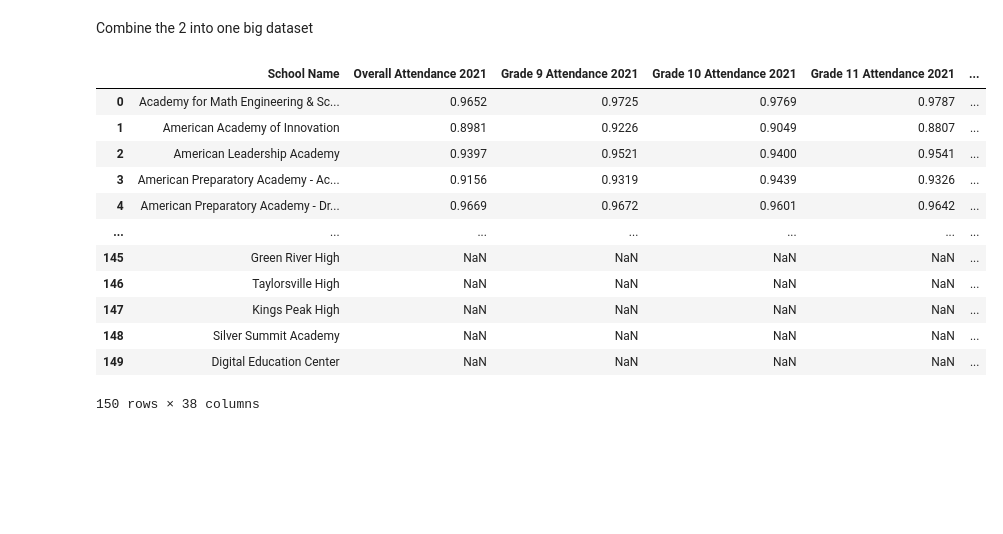
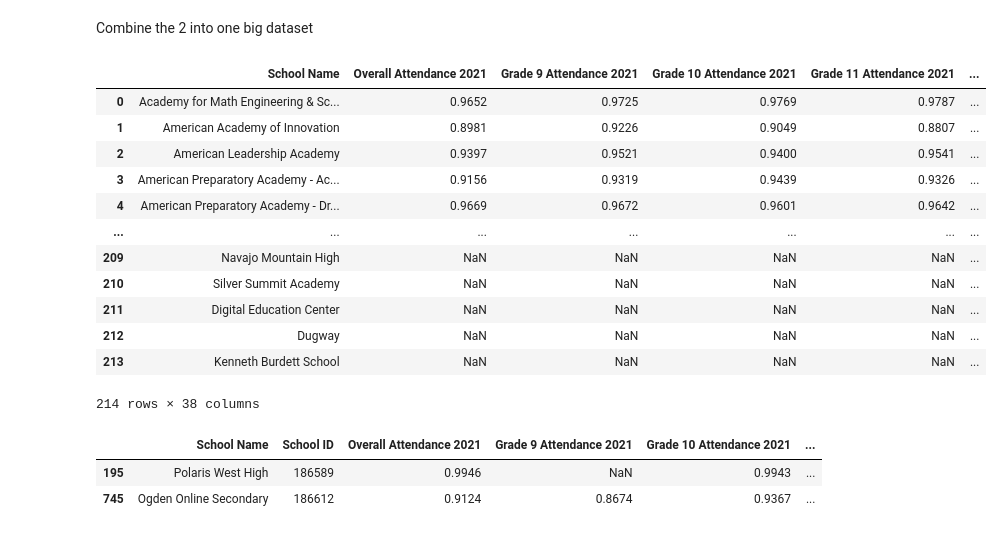
Before and after one commit to addmelo/volume3-project, a Jupyter notebook: Data/Tyler_Data_Cleaning.ipynb, the cells around one changed output. Saved outputs shown, nothing was run; the diff lists cells and outputs as text; code cells hidden in the pictures; blank space fills up the shorter version.

```diff
--- a/Data/Tyler_Data_Cleaning.ipynb
+++ b/Data/Tyler_Data_Cleaning.ipynb
@@ -77,7 +81,8 @@ attendance_21_short = attendance_21.copy()
 #Drop data that isn't grades 9-12
 attendance_21_short.drop(attendance_21_short.filter(regex='Grade [1-8]$').columns, axis=1,inplace=True)
 attendance_21_short.drop(columns=['Kindergarten'],inplace=True)
-attendance_21_short.dropna(subset=['Grade 9','Grade 10','Grade 11','Grade 12'],inplace=True)
+attendance_21_short.dropna(subset=['Grade 12'],inplace=True)
+# attendance_21_short.dropna(subset=['Grade 9','Grade 10','Grade 11','Grade 12'],inplace=True)
 #Fill any missing attendance data with the "overall" attendance data
 for col in attendance_21_short.columns[7:]:
     attendance_21_short[col] = attendance_21_short[col].fillna(attendance_21_short['K-12 Overall'])
@@ -111,7 +116,8 @@ Clean up 2022 Data
 attendance_22_short = attendance_22.copy()
 attendance_22_short.drop(attendance_22_short.filter(regex='Grade [1-8]$').columns, axis=1,inplace=True)
 attendance_22_short.drop(columns=['Kindergarten'],inplace=True)
-attendance_22_short.dropna(subset=['Grade 9','Grade 10','Grade 11','Grade 12'],inplace=True)
+attendance_22_short.dropna(subset=['Grade 12'],inplace=True)
+# attendance_22_short.dropna(subset=['Grade 9','Grade 10','Grade 11','Grade 12'],inplace=True)
 #Fill any missing attendance data with the "overall" attendance data
 for col in attendance_22_short.columns[7:]:
     attendance_22_short[col] = attendance_22_short[col].fillna(attendance_22_short['K-12 Overall'])
@@ -143,25 +149,31 @@ Combine the 2 into one big dataset
 # %%
 merged_attendance = pd.merge(attendance_21_short,attendance_22_short,'outer',on='School Name')
 merged_attendance = merged_attendance.drop(columns=['School ID_x'])
 
 # #inspect the 'extra' schools
-# extra_21 = attendance_21_short[~attendance_21_short['School Name'].isin(attendance_22_short['School Name'])]
-# extra_22 = attendance_22_short[~attendance_22_short['School Name'].isin(attendance_21_short['School Name'])]
+extra_21 = attendance_21_short[~attendance_21_short['School Name'].isin(attendance_22_short['School Name'])]
+extra_22 = attendance_22_short[~attendance_22_short['School Name'].isin(attendance_21_short['School Name'])]
 
 
 merged_attendance.to_csv('Attendance_Cleaned.csv')
 merged_attendance
 # %% [output]
 |  | School Name | Overall Attendance 2021 | Grade 9 Attendance 2021 | Grade 10 Attendance 2021 | Grade 11 Attendance 2021 | ... |
 | 0 | Academy for Math Engineering & Sc... | 0.9652 | 0.9725 | 0.9769 | 0.9787 | ... |
 | 1 | American Academy of Innovation | 0.8981 | 0.9226 | 0.9049 | 0.8807 | ... |
 | 2 | American Leadership Academy | 0.9397 | 0.9521 | 0.9400 | 0.9541 | ... |
 | 3 | American Preparatory Academy - Ac... | 0.9156 | 0.9319 | 0.9439 | 0.9326 | ... |
 | 4 | American Preparatory Academy - Dr... | 0.9669 | 0.9672 | 0.9601 | 0.9642 | ... |
 | ... | ... | ... | ... | ... | ... | ... |
-| 145 | Green River High | NaN | NaN | NaN | NaN | ... |
-| 146 | Taylorsville High | NaN | NaN | NaN | NaN | ... |
-| 147 | Kings Peak High | NaN | NaN | NaN | NaN | ... |
-| 148 | Silver Summit Academy | NaN | NaN | NaN | NaN | ... |
-| 149 | Digital Education Center | NaN | NaN | NaN | NaN | ... |
+| 209 | Navajo Mountain High | NaN | NaN | NaN | NaN | ... |
+| 210 | Silver Summit Academy | NaN | NaN | NaN | NaN | ... |
+| 211 | Digital Education Center | NaN | NaN | NaN | NaN | ... |
+| 212 | Dugway | NaN | NaN | NaN | NaN | ... |
+| 213 | Kenneth Burdett School | NaN | NaN | NaN | NaN | ... |
-150 rows × 38 columns
+214 rows × 38 columns
+# %%
+extra_21
+# %% [output]
+|  | School Name | School ID | Overall Attendance 2021 | Grade 9 Attendance 2021 | Grade 10 Attendance 2021 | ... |
+| 195 | Polaris West High | 186589 | 0.9946 | NaN | 0.9943 | ... |
+| 745 | Ogden Online Secondary | 186612 | 0.9124 | 0.8674 | 0.9367 | ... |
```
Also changed, not shown: parts of 4 cells of this notebook, 1 other file.
